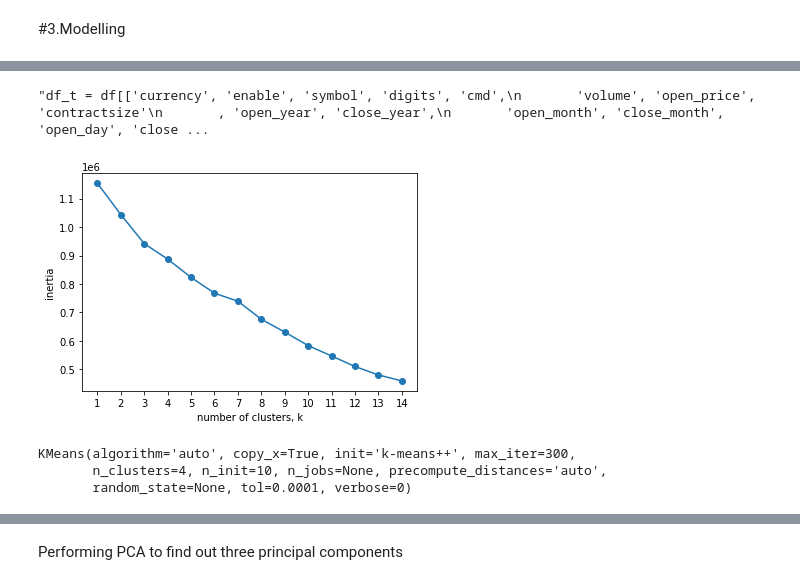
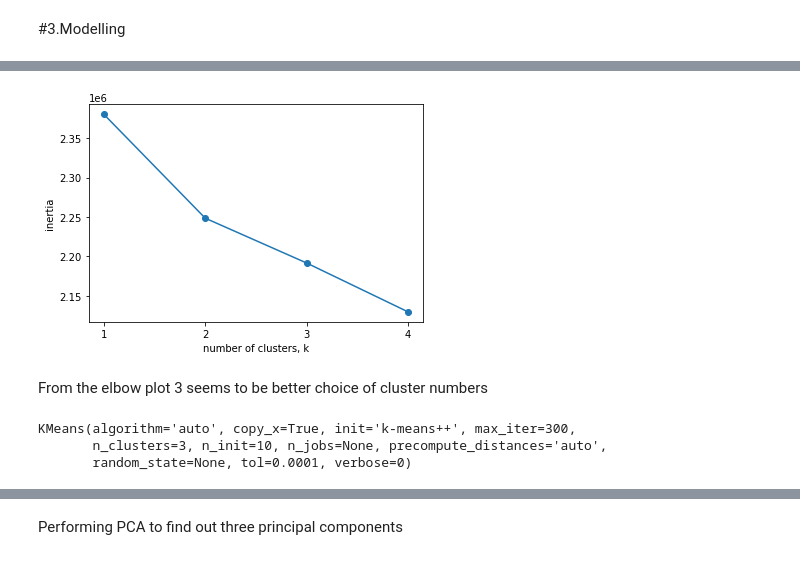
Before and after one commit to GaikwadChinmay/Trade-Markets-Analytics, a Jupyter notebook: Trade_markets.ipynb, the cells around one changed output, grey strips where cells are left out. Cells and saved outputs as stored; diff of their text form; code cells hidden in the pictures.

Commit message:
Updates: - Clustering , PCA, Feature engineering

```diff
--- a/Trade_markets.ipynb
+++ b/Trade_markets.ipynb
@@ -337,9 +318,13 @@ Name: server_hash_x, dtype: int64
 # %%
 from sklearn.preprocessing import LabelEncoder, StandardScaler
 # %%
-df_ser = pd.get_dummies(df['server_hash_x'], drop_first=True)
-df_cur = pd.get_dummies(df['country_hash'], drop_first=True)
-df_train2 = pd.concat((df_train,df_cur,df_ser), axis=1)
+df_sym = pd.get_dummies(df['symbol'], drop_first=True)
+df_county = pd.get_dummies(df['country_hash'], drop_first=True)
+df_cur = pd.get_dummies(df['currency'], drop_first=True)
+df_ser = pd.get_dummies(df['server_hash'], drop_first=True)
+df_openyr = pd.get_dummies(df['open_year'], drop_first=True)
+df_closeyr = pd.get_dummies(df['close_year'], drop_first=True)
+df_train2 = pd.concat((df_train,df_cur,df_sym,df_ser,df_county,df_openyr,df_closeyr), axis=1)
 # %%
 df_train2
 # %% [output]
@@ -379,3 +348,4 @@ cols_drop = ['login_hash','country_hash','server_hash_x','server_hash_y','open_t
+# %%
+cols = ['symbol','country_hash','currency','server_hash','open_year','close_year']
 # %%
-df_login_hash = df_train2['login_hash']
-df_train2.drop(labels=cols_drop,axis=1,inplace=True)
+df_train2.drop(labels=cols,axis=1,inplace=True)
@@ -387,7 +352,3 @@ obj_cols =
-# %%
-le = LabelEncoder()
-for col in obj_cols:
-  df_train2[col] = le.fit_transform(df_train2[col])
 # %%
 df_train2.head(3)
 # %% [output]
@@ -426,44 +397,37 @@ Index(['currency', 'enable', 'ticket_hash', 'symbol', 'digits', 'cmd',
-# %%
-"""df_t = df[['currency', 'enable', 'symbol', 'digits', 'cmd',
-       'volume', 'open_price', 'contractsize'
-       , 'open_year', 'close_year',
-       'open_month', 'close_month', 'open_day', 'close_day', 'open_hr',
-       'close_hr', 'open_min', 'close_min', 'open_sec', 'close_sec']]"""
-# %% [output]
-"df_t = df[['currency', 'enable', 'symbol', 'digits', 'cmd',\n       'volume', 'open_price', 'contractsize'\n       , 'open_year', 'close_year',\n       'open_month', 'close_month', 'open_day', 'close ...
 # %%
 from sklearn.cluster import KMeans
 # %%
 #km = KMeans(n_clusters=10)
 
-ks = range(1,15)
+ks = range(1,5)
 inertias = []
 
 for k in ks:
-    # Create a KMeans instance with k clusters: model
+    # KMeans instance with k clusters
     model=KMeans(n_clusters=k)
 
-    # Fit model to samples
+    # Fitting model to data
     model.fit(df)
 
-    # Append the inertia to the list of inertias
     inertias.append(model.inertia_)
 
-# Plot ks vs inertias
+# Plotting ks vs inertias
 plt.plot(ks, inertias, '-o')
 plt.xlabel('number of clusters, k')
 plt.ylabel('inertia')
 plt.xticks(ks)
 plt.show()
 # %% [output]
-[figure, old version]
+[figure, new version]
+# %% [markdown]
+From the elbow plot 3 seems to be better choice of cluster numbers
 # %%
-model=KMeans(n_clusters=4)
+model=KMeans(n_clusters=3)
 # Fitting model
 model.fit(df)
 # %% [output]
 KMeans(algorithm='auto', copy_x=True, init='k-means++', max_iter=300,
-       n_clusters=4, n_init=10, n_jobs=None, precompute_distances='auto',
+       n_clusters=3, n_init=10, n_jobs=None, precompute_distances='auto',
        random_state=None, tol=0.0001, verbose=0)
 # %%
 df['Cluster'] = model.labels_
```
Also changed, not shown: parts of 59 cells of this notebook.
